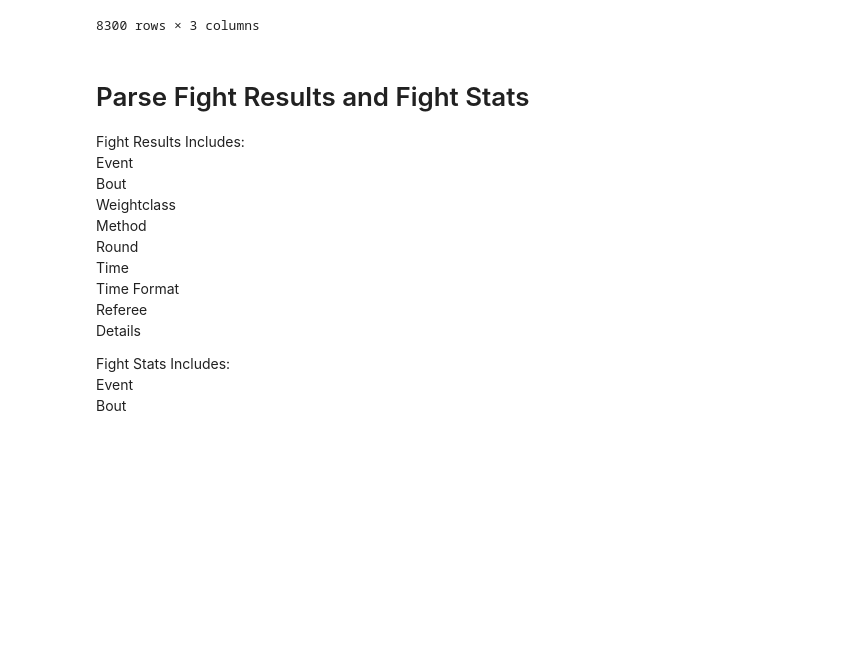
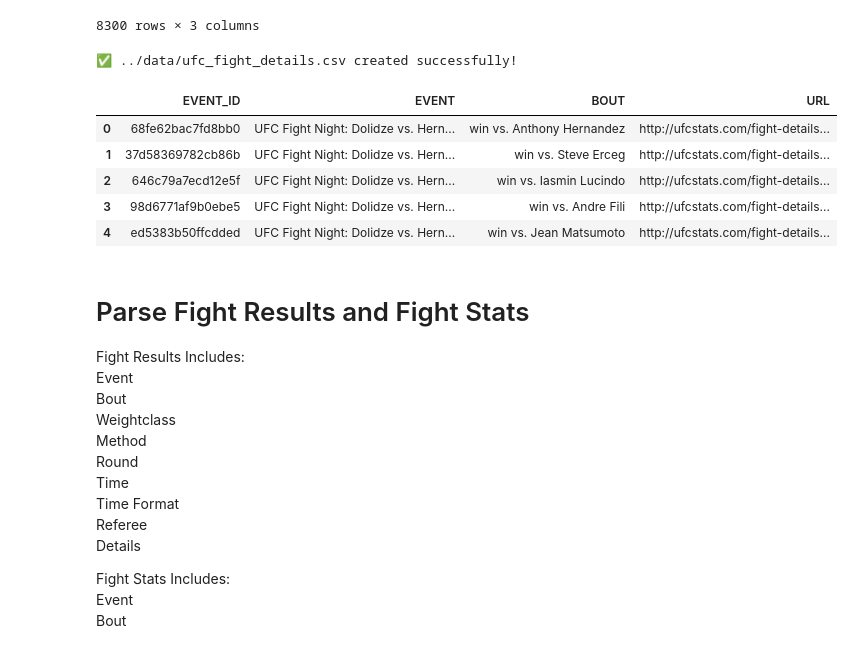
Before and after one commit to David-Mais/UFC-elo-ranking, a Jupyter notebook: scraper/scrape_ufc_stats_all_historical_data.ipynb, the cells around one changed output. Cells and saved outputs as stored; diff of their text form; code cells hidden in the pictures; blank space fills up the shorter version.

Commit message:
add event_id field in ufc_fight_details.csv

```diff
--- a/scraper/scrape_ufc_stats_all_historical_data.ipynb
+++ b/scraper/scrape_ufc_stats_all_historical_data.ipynb
@@ -113,13 +113,21 @@ all_fight_details_df.to_csv(config['fight_details_file_name'], index=False)
 # %%
 # This part is for normalizing the csv file by adding the id field
 
 df = pd.read_csv(config['fight_details_file_name'])
 
 df.insert(0, "EVENT_ID", df["URL"].str.strip().str.split("/").str[-1])
-df.to_csv("events_with_id.csv", index=False)
+df.to_csv(config['fight_details_file_name'], index=False)
 
-print("✅ events_with_id.csv created successfully!")
+print(f"✅ {config['fight_details_file_name']} created successfully!")
 df.head()
+# %% [output]
+✅ ../data/ufc_fight_details.csv created successfully!
+|  | EVENT_ID | EVENT | BOUT | URL |
+| 0 | 68fe62bac7fd8bb0 | UFC Fight Night: Dolidze vs. Hern... | win vs. Anthony Hernandez | http://ufcstats.com/fight-details... |
+| 1 | 37d58369782cb86b | UFC Fight Night: Dolidze vs. Hern... | win vs. Steve Erceg | http://ufcstats.com/fight-details... |
+| 2 | 646c79a7ecd12e5f | UFC Fight Night: Dolidze vs. Hern... | win vs. Iasmin Lucindo | http://ufcstats.com/fight-details... |
+| 3 | 98d6771af9b0ebe5 | UFC Fight Night: Dolidze vs. Hern... | win vs. Andre Fili | http://ufcstats.com/fight-details... |
+| 4 | ed5383b50ffcdded | UFC Fight Night: Dolidze vs. Hern... | win vs. Jean Matsumoto | http://ufcstats.com/fight-details... |
 # %% [markdown]
 # Parse Fight Results and Fight Stats
 
```
Also changed, not shown: 2 other files.
